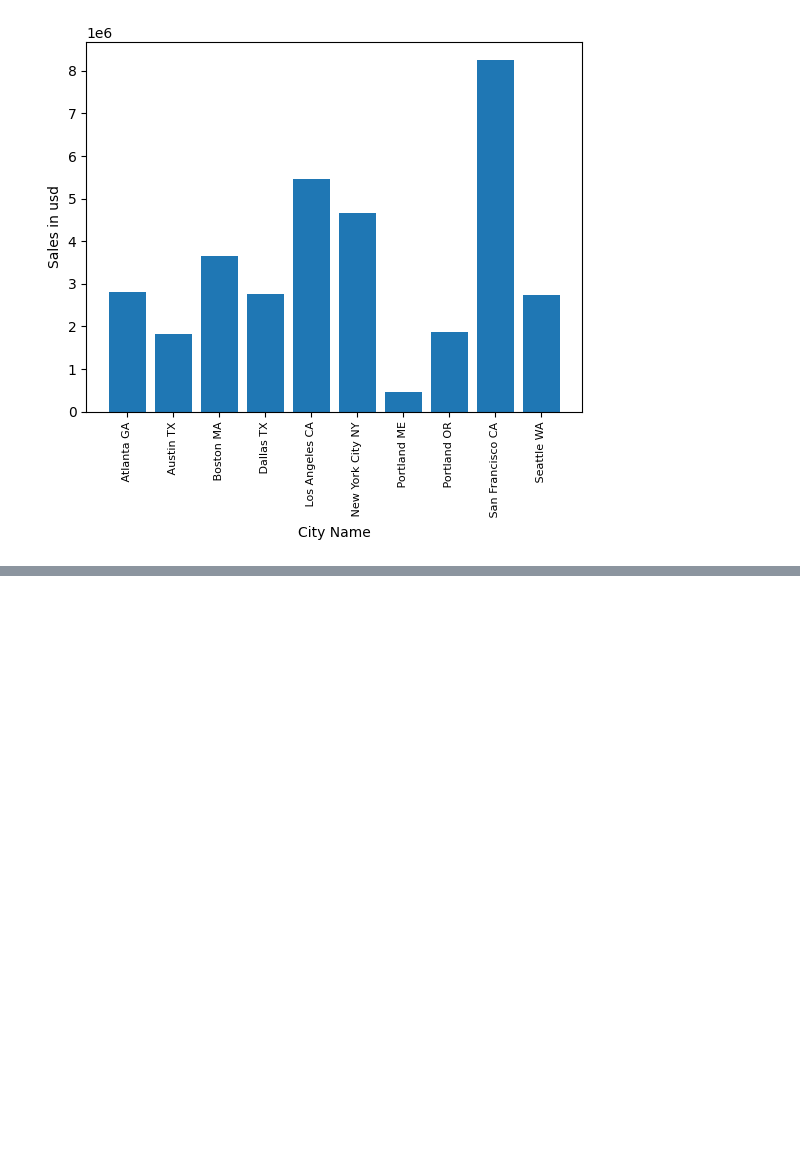
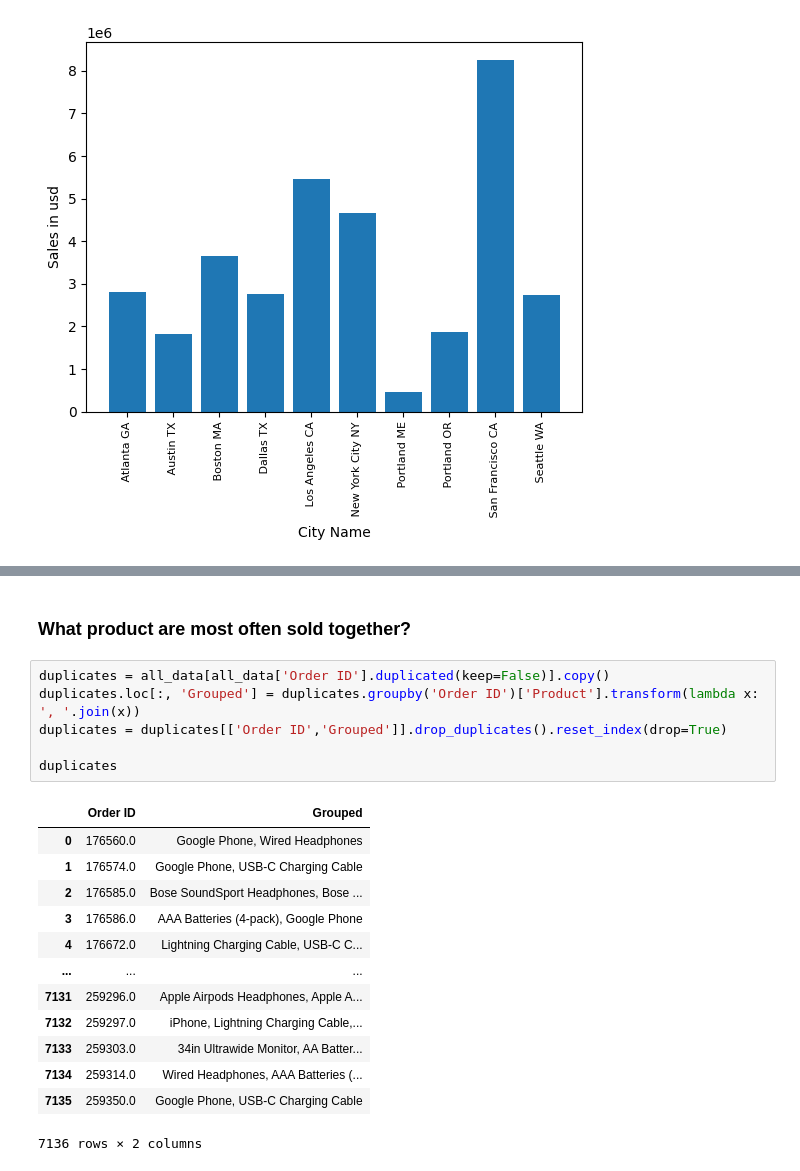
Before and after one commit to Thomas-Parra/sales-data-analysis, a Jupyter notebook: sales_analysis.ipynb, the cells around one changed output, grey strips where cells are left out. Saved outputs shown, nothing was run; the diff lists cells and outputs as text; blank space fills up the shorter version.

```diff
--- a/sales_analysis.ipynb
+++ b/sales_analysis.ipynb
@@ -234,0 +282,22 @@ plt.show()
+# %% [markdown]
+### What product are most often sold together?
+# %%
+duplicates = all_data[all_data['Order ID'].duplicated(keep=False)].copy()
+duplicates.loc[:, 'Grouped'] = duplicates.groupby('Order ID')['Product'].transform(lambda x: ', '.join(x))
+duplicates = duplicates[['Order ID','Grouped']].drop_duplicates().reset_index(drop=True)
+
+duplicates
+# %% [output]
+|  | Order ID | Grouped |
+| 0 | 176560.0 | Google Phone, Wired Headphones |
+| 1 | 176574.0 | Google Phone, USB-C Charging Cable |
+| 2 | 176585.0 | Bose SoundSport Headphones, Bose ... |
+| 3 | 176586.0 | AAA Batteries (4-pack), Google Phone |
+| 4 | 176672.0 | Lightning Charging Cable, USB-C C... |
+| ... | ... | ... |
+| 7131 | 259296.0 | Apple Airpods Headphones, Apple A... |
+| 7132 | 259297.0 | iPhone, Lightning Charging Cable,... |
+| 7133 | 259303.0 | 34in Ultrawide Monitor, AA Batter... |
+| 7134 | 259314.0 | Wired Headphones, AAA Batteries (... |
+| 7135 | 259350.0 | Google Phone, USB-C Charging Cable |
+7136 rows × 2 columns
```
Also changed, not shown: parts of 8 cells of this notebook.
